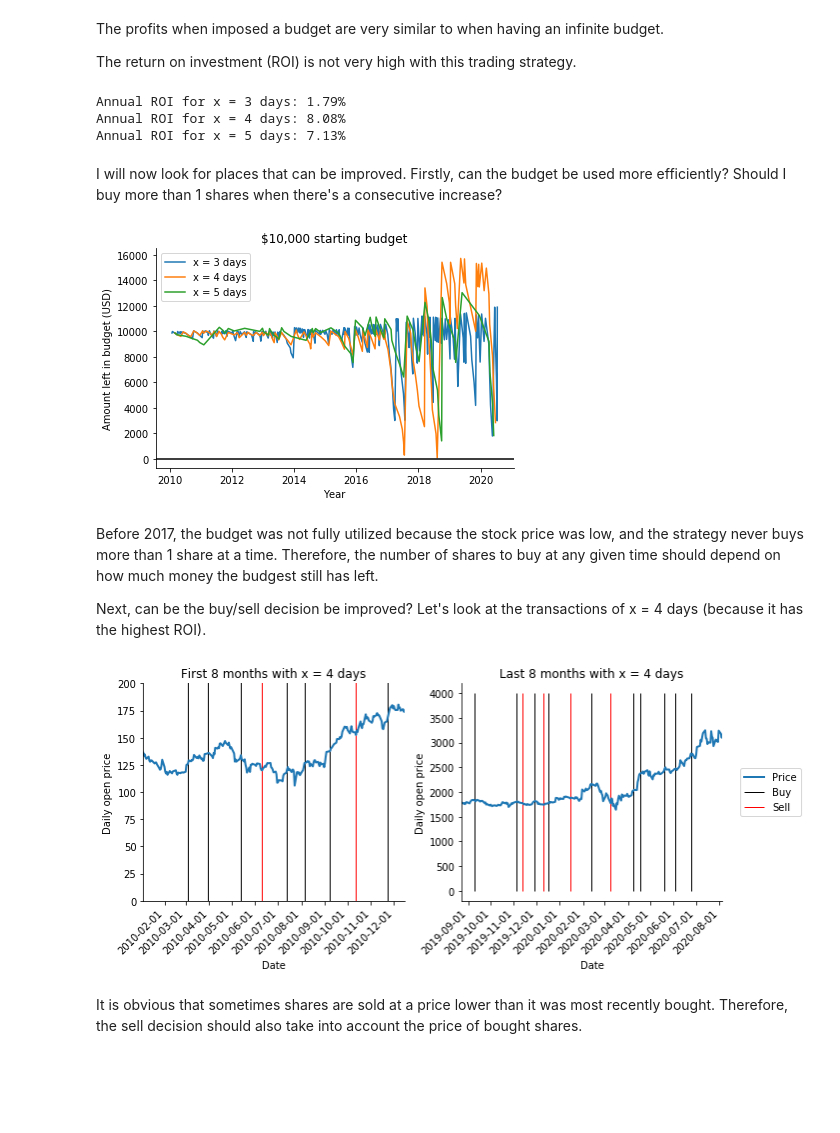
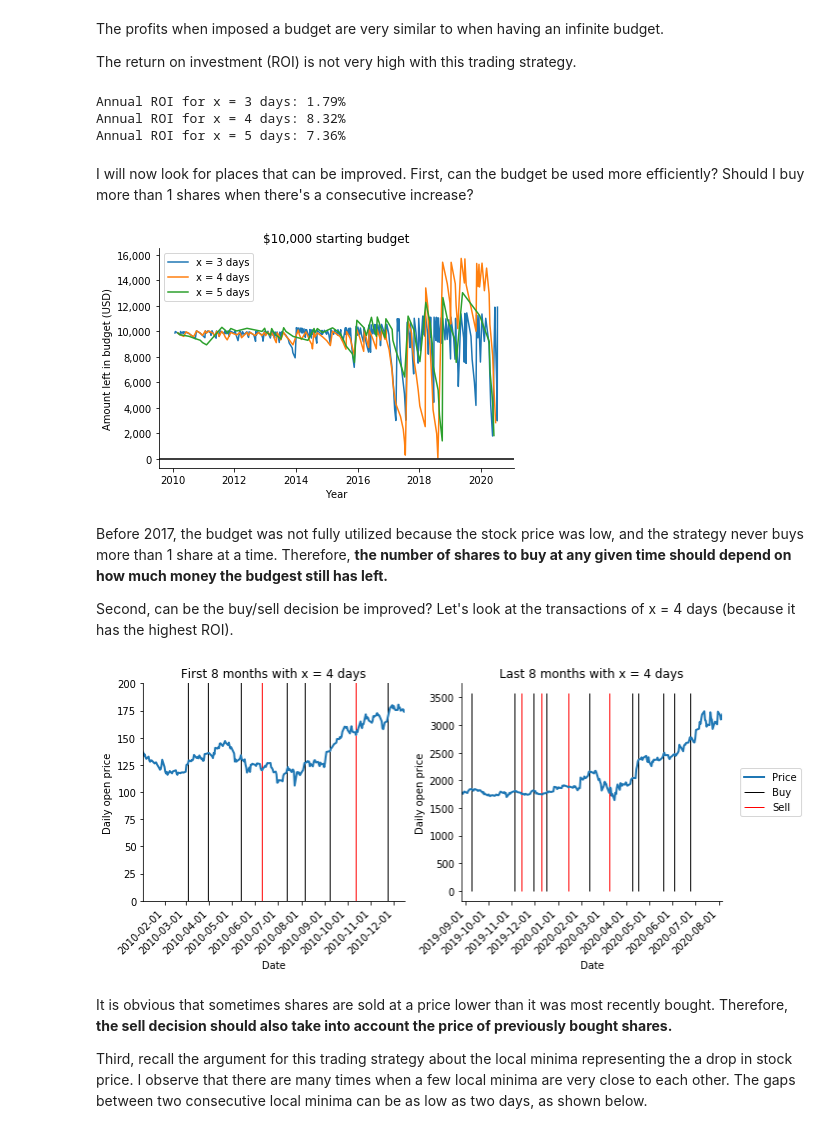
Before and after one commit to hoangvanphan/fun_projects, a Jupyter notebook: trading_strategy/stock_trading.ipynb, the cells around one changed output. Saved outputs shown, nothing was run; the diff lists cells and outputs as text; code cells hidden in the pictures; blank space fills up the shorter version.

```diff
--- a/trading_strategy/stock_trading.ipynb
+++ b/trading_strategy/stock_trading.ipynb
@@ -46,8 +49,11 @@ First, I implement the trading strategy as function trading_start1(). The functi
 # %%
 def trading_strat1(price, min_x=1, max_x=5, fees=0, budget=None):
     '''
-    This function will implement a simple version of the trading strategy where number of days of rising stock is equal to the
-    number of days of falling stock.
+    This function will implement trading strategy 1.
+
+    A share is bought when stock price has increased consecutively for x days after the last local minimum.
+
+    All currently owned shares are sold when stock price has decreased consecutively for x days after the last local maximum.
 
     Input:
     ----------
@@ -106,14 +112,14 @@ def trading_strat1(price, min_x=1, max_x=5, fees=0, budget=None):
 
         # Go through gaps that are at least x-days long
         for i in combine[np.where(combine_gap >= x)]:
-            # Buy if have enough money left
+            # Buy decision, check if have enough money left
             if (i in minima) and (temp_budget >= price[i+x] - fees):
                 temp_budget = temp_budget - price[i+x] - fees
                 trade_index.append(i+x)
                 trade_info.append(1)
                 n_shares += 1
 
-            # Sell
+            # Sell decision
             elif (i in maxima) and (n_shares > 0):
                 temp_budget = temp_budget + price[i+x]*n_shares - fees
                 trade_index.append(i+x)
@@ -204,11 +212,11 @@ It seems that the profit of x = 3 days is low because the stock price is too vol
 Let us now impose a budget of $10,000 and test the strategy again.
 # %%
 # Check for x = 3, 4, 5 days with a $10,000 budget
-out_dict_10k = trading_strat1(amzn_price_np, min_x=3, max_x=5, budget=10_000)
+amzn_dict_10k = trading_strat1(amzn_price_np, min_x=3, max_x=5, budget=10_000)
 
 bar_width = 0.2
 fig, ax = plt.subplots(figsize=(6,4.5), tight_layout=True)
-for key, value in out_dict_10k.items():
+for key, value in amzn_dict_10k.items():
     # Plot earning
     earning = -np.sum(amzn_price_np[value[:,0]]*value[:,1])
     bar1 = ax.bar(key-bar_width, earning, width=bar_width, color=my_colors(0))
@@ -220,7 +228,7 @@ for key, value in out_dict_10k.items():
     # Plot profit
     bar3 = ax.bar(key+bar_width, earning+share_worth, width=bar_width, color=my_colors(2))
 ax.axhline(0,color='black')
-ax.set_xticks(list(out_dict.keys()))
+ax.set_xticks(list(amzn_dict_10k.keys()))
 ax.set_xlabel("x (days)")
 ax.set_ylabel("USD")
 ax.set_title("$10,000 budget")
@@ -236,58 +244,65 @@ The return on investment (ROI) is not very high with this trading strategy.
 # Calculate ROI per year (without taking into account time value of money)
 # calculate number of years, assuming 365 days/year
 n_years = float(amzn_date[-1] - amzn_date[0])/1e9/60/60/24/365
-for key, value in out_dict_10k.items():
+for key, value in amzn_dict_10k.items():
     earning = -np.sum(amzn_price_np[value[:,0]]*value[:,1])
     share_worth = np.sum(value[:,1])*amzn_price_np[-1]
     profit = earning + share_worth
     print(f"Annual ROI for x = {key} days: {profit/10000/n_years*100:.2f}%")
 # %% [output]
 Annual ROI for x = 3 days: 1.79%
-Annual ROI for x = 4 days: 8.08%
-Annual ROI for x = 5 days: 7.13%
+Annual ROI for x = 4 days: 8.32%
+Annual ROI for x = 5 days: 7.36%
 # %% [markdown]
-I will now look for places that can be improved. Firstly, can the budget be used more efficiently? Should I buy more than 1 shares when there's a consecutive increase?
+I will now look for places that can be improved. First, can the budget be used more efficiently? Should I buy more than 1 shares when there's a consecutive increase?
 # %%
 fig, ax = plt.subplots(tight_layout=True)
-for key, value in out_dict_10k.items():
+for key, value in amzn_dict_10k.items():
     ax.plot(amzn_date[value[:,0]], 10000-np.cumsum(amzn_price_np[value[:,0]]*value[:,1]), label=f"x = {key} days")
 ax.axhline(0, color="black")
+ax.get_yaxis().set_major_formatter(FuncFormatter(lambda x, p: format(int(x), ',')))
 ax.set_xlabel("Year")
 ax.set_ylabel("Amount left in budget (USD)")
 ax.set_title("$10,000 starting budget")
 ax.legend(loc="upper left")
 sns.despine(fig=fig)
 # %% [output]
-[figure, old version]
+[figure, new version]
 # %% [markdown]
-Before 2017, the budget was not fully utilized because the stock price was low, and the strategy never buys more than 1 share at a time. Therefore, the number of shares to buy at any given time should depend on how much money the budgest still has left.
+Before 2017, the budget was not fully utilized because the stock price was low, and the strategy never buys more than 1 share at a time. Therefore, **the number of shares to buy at any given time should depend on how much money the budgest still has left.**
 
-Next, can be the buy/sell decision be improved? Let's look at the transactions of x = 4 days (because it has the highest ROI).
+Second, can be the buy/sell decision be improved? Let's look at the transactions of x = 4 days (because it has the highest ROI).
 # %%
 fig, ax = plt.subplots(ncols=2, figsize=(10,4.5), tight_layout=True)
 # All transactions
 ax[0].plot(amzn_date, amzn_price_np, lw=2, label="Price")
-ax[0].vlines(amzn_date[out_dict_10k[4][out_dict_10k[4][:,1]>0,0]], 0, 4000, lw=1, label="Buy")
-ax[0].vlines(amzn_date[out_dict_10k[4][out_dict_10k[4][:,1]<0,0]], 0, 4000, lw=1, color='red', label="Sell")
+ax[0].vlines(amzn_date[amzn_dict_10k[4][amzn_dict_10k[4][:,1]>0,0]],
+             0, amzn_price_np.max()*1.1, lw=1, label="Buy")
+ax[0].vlines(amzn_date[amzn_dict_10k[4][amzn_dict_10k[4][:,1]<0,0]],
+             0, amzn_price_np.max()*1.1, lw=1, color='red', label="Sell")
 ax[0].set_xlim(amzn_date[0],amzn_date[240])
 ax[0].set_ylim(0,200)
 ax[0].set_xticklabels([datetime.fromordinal(int(s)).date() for s in ax[0].get_xticks()], rotation=45, ha='right')
 ax[0].set_xlabel("Date")
 ax[0].set_ylabel("Daily open price")
 ax[0].set_title("First 8 months with x = 4 days")
 
 # Last 120 days
 ax[1].plot(amzn_date, amzn_price_np, lw=2, label="Price")
-ax[1].vlines(amzn_date[out_dict_10k[4][out_dict_10k[4][:,1]>0,0]], 0, 4000, lw=1, label="Buy")
-ax[1].vlines(amzn_date[out_dict_10k[4][out_dict_10k[4][:,1]<0,0]], 0, 4000, lw=1, color='red', label="Sell")
+ax[1].vlines(amzn_date[amzn_dict_10k[4][amzn_dict_10k[4][:,1]>0,0]],
+             0, amzn_price_np.max()*1.1, lw=1, label="Buy")
+ax[1].vlines(amzn_date[amzn_dict_10k[4][amzn_dict_10k[4][:,1]<0,0]],
+             0, amzn_price_np.max()*1.1, lw=1, color='red', label="Sell")
 ax[1].set_xlim(amzn_date[-240],amzn_date[-1])
 ax[1].set_xticklabels([datetime.fromordinal(int(s)).date() for s in ax[1].get_xticks()], rotation=45, ha='right')
 ax[1].legend(bbox_to_anchor=(1.05,0.5), loc="center left")
 ax[1].set_xlabel("Date")
 ax[1].set_ylabel("Daily open price")
 ax[1].set_title("Last 8 months with x = 4 days")
 sns.despine(fig=fig)
 # %% [output]
-[figure, old version]
+[figure, new version]
 # %% [markdown]
-It is obvious that sometimes shares are sold at a price lower than it was most recently bought. Therefore, the sell decision should also take into account the price of bought shares.
+It is obvious that sometimes shares are sold at a price lower than it was most recently bought. Therefore, **the sell decision should also take into account the price of previously bought shares.**
+
+Third, recall the argument for this trading strategy about the local minima representing the a drop in stock price. I observe that there are many times when a few local minima are very close to each other. The gaps between two consecutive local minima can be as low as two days, as shown below.
```
Also changed, not shown: parts of 27 cells of this notebook.
